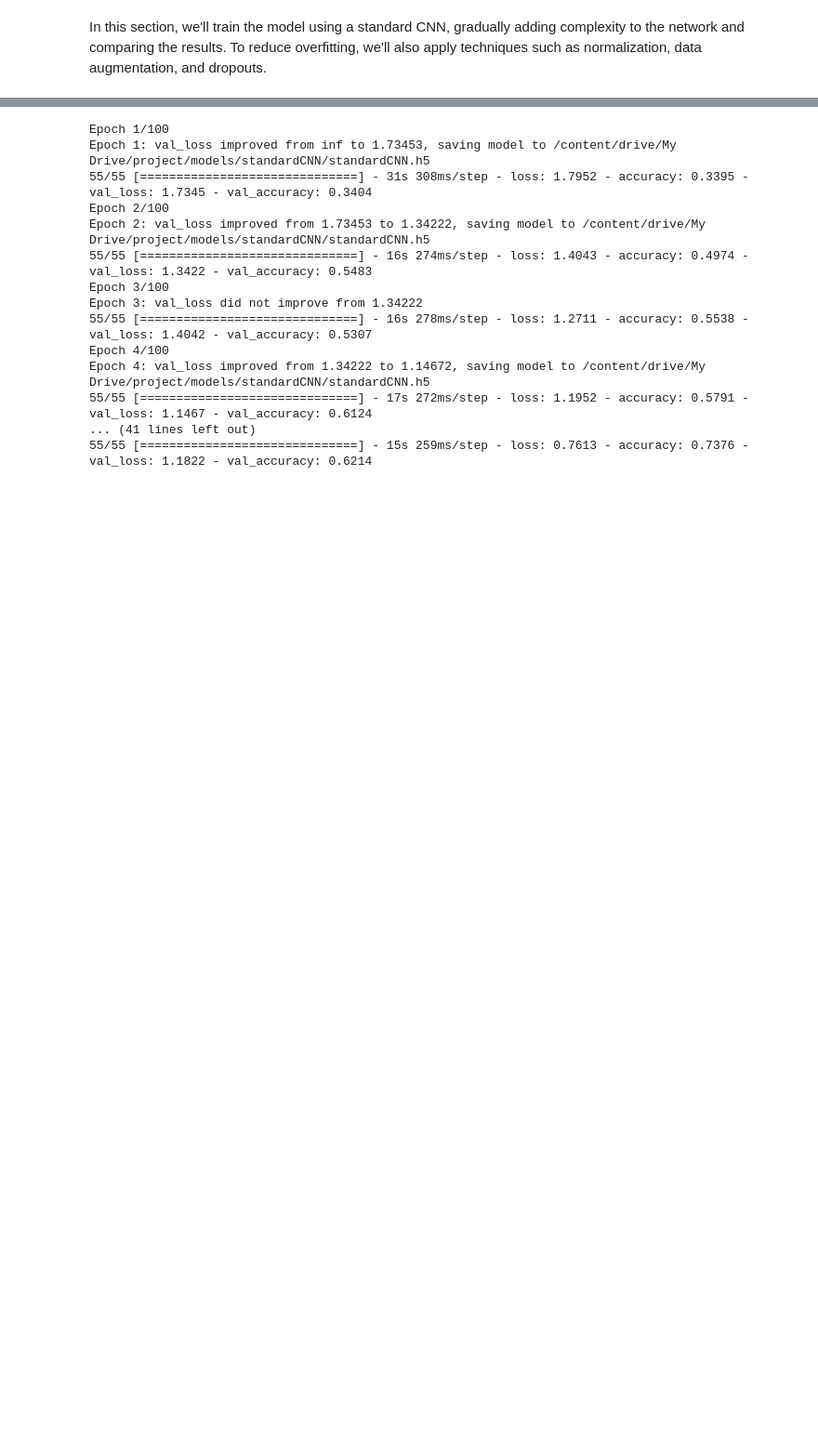
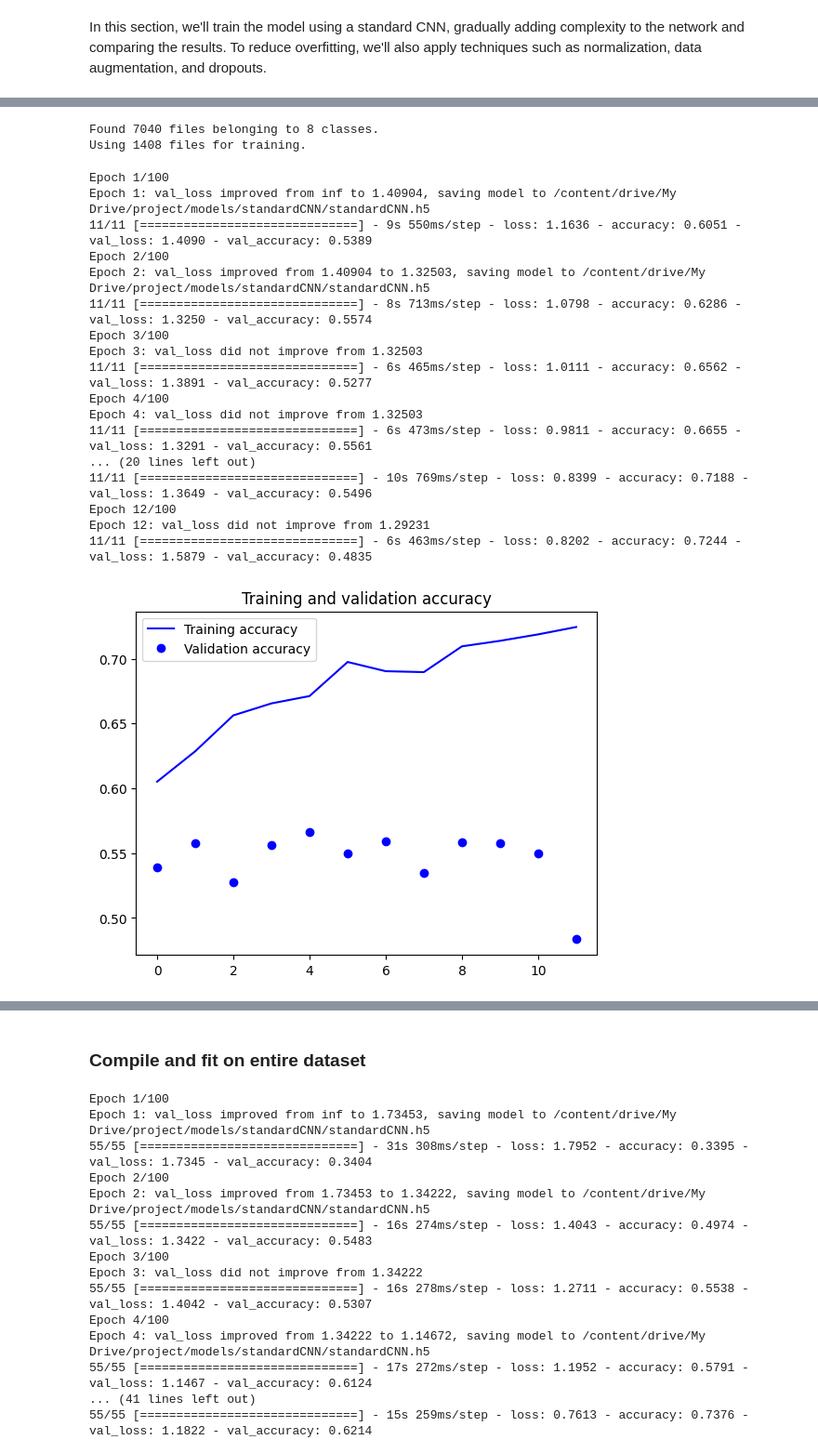
Before and after one commit to mattemugno/Smart-Waste-Classification, a Jupyter notebook: CNN_from_scratch.ipynb, the cells around one changed output, grey strips where cells are left out. Shown at 93% size. Drawn from its saved outputs; the diff is of its cells as text; code cells hidden in the pictures; blank space fills up the shorter version.

```diff
--- a/CNN_from_scratch.ipynb
+++ b/CNN_from_scratch.ipynb
@@ -197,0 +204,35 @@ _________________________________________________________________
+# %%
+training_set_reduced = image_dataset_from_directory(
+    training_path,
+    label_mode='categorical',
+    shuffle=True,
+    seed=RANDOM_SEED,
+    batch_size=BATCH_SIZE,
+    image_size=(IMAGE_HEIGHT, IMAGE_WIDTH),
+    validation_split=0.80,
+    subset='training'
+)
+# %% [output]
+Found 7040 files belonging to 8 classes.
+Using 1408 files for training.
+# %%
+compile_and_fit(model, model_name, model_path, learning_rate=0.0001, train_dataset=training_set_reduced)
+# %% [output]
+Epoch 1/100
+Epoch 1: val_loss improved from inf to 1.40904, saving model to /content/drive/My Drive/project/models/standardCNN/standardCNN.h5
+11/11 [==============================] - 9s 550ms/step - loss: 1.1636 - accuracy: 0.6051 - val_loss: 1.4090 - val_accuracy: 0.5389
+Epoch 2/100
+Epoch 2: val_loss improved from 1.40904 to 1.32503, saving model to /content/drive/My Drive/project/models/standardCNN/standardCNN.h5
+11/11 [==============================] - 8s 713ms/step - loss: 1.0798 - accuracy: 0.6286 - val_loss: 1.3250 - val_accuracy: 0.5574
+Epoch 3/100
+Epoch 3: val_loss did not improve from 1.32503
+11/11 [==============================] - 6s 465ms/step - loss: 1.0111 - accuracy: 0.6562 - val_loss: 1.3891 - val_accuracy: 0.5277
+Epoch 4/100
+Epoch 4: val_loss did not improve from 1.32503
+11/11 [==============================] - 6s 473ms/step - loss: 0.9811 - accuracy: 0.6655 - val_loss: 1.3291 - val_accuracy: 0.5561
+... (20 lines left out)
+11/11 [==============================] - 10s 769ms/step - loss: 0.8399 - accuracy: 0.7188 - val_loss: 1.3649 - val_accuracy: 0.5496
+Epoch 12/100
+Epoch 12: val_loss did not improve from 1.29231
+11/11 [==============================] - 6s 463ms/step - loss: 0.8202 - accuracy: 0.7244 - val_loss: 1.5879 - val_accuracy: 0.4835
+[figure, added]
@@ -198 +241,3 @@ _________________________________________________________________
+# %% [markdown]
+### Compile and fit on entire dataset
 # %%
```
Also changed, not shown: parts of 22 cells of this notebook.
